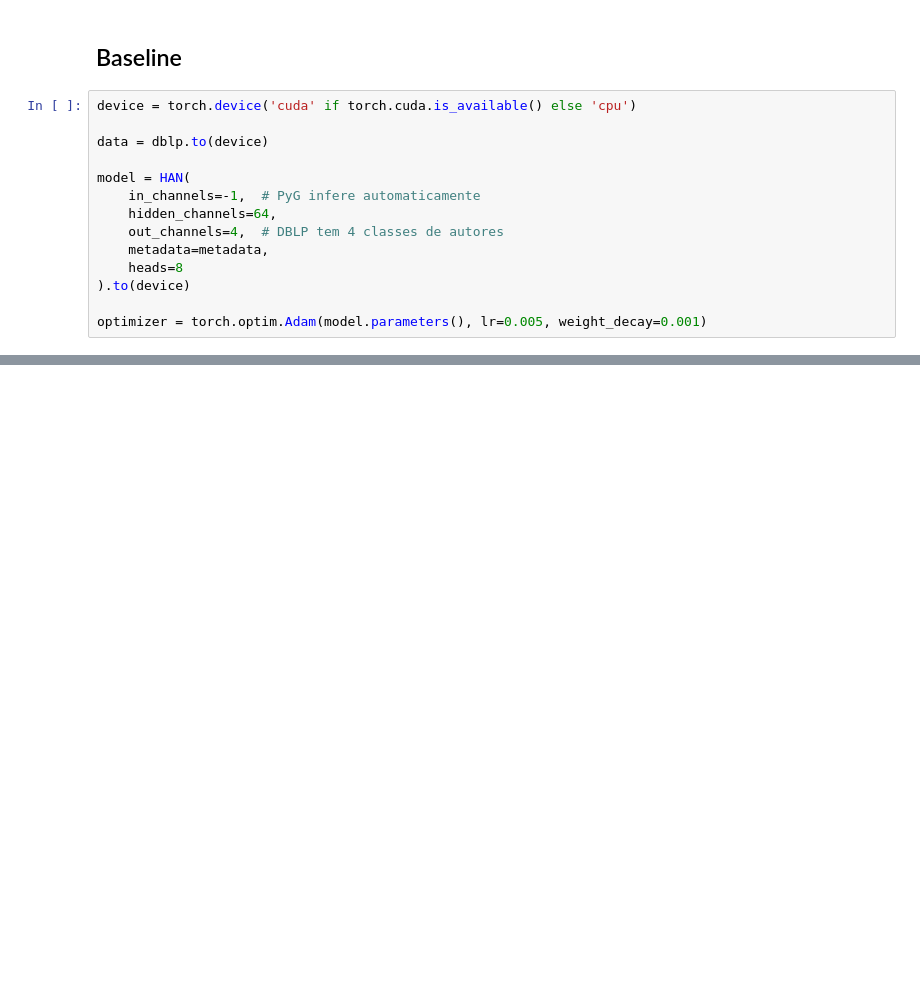
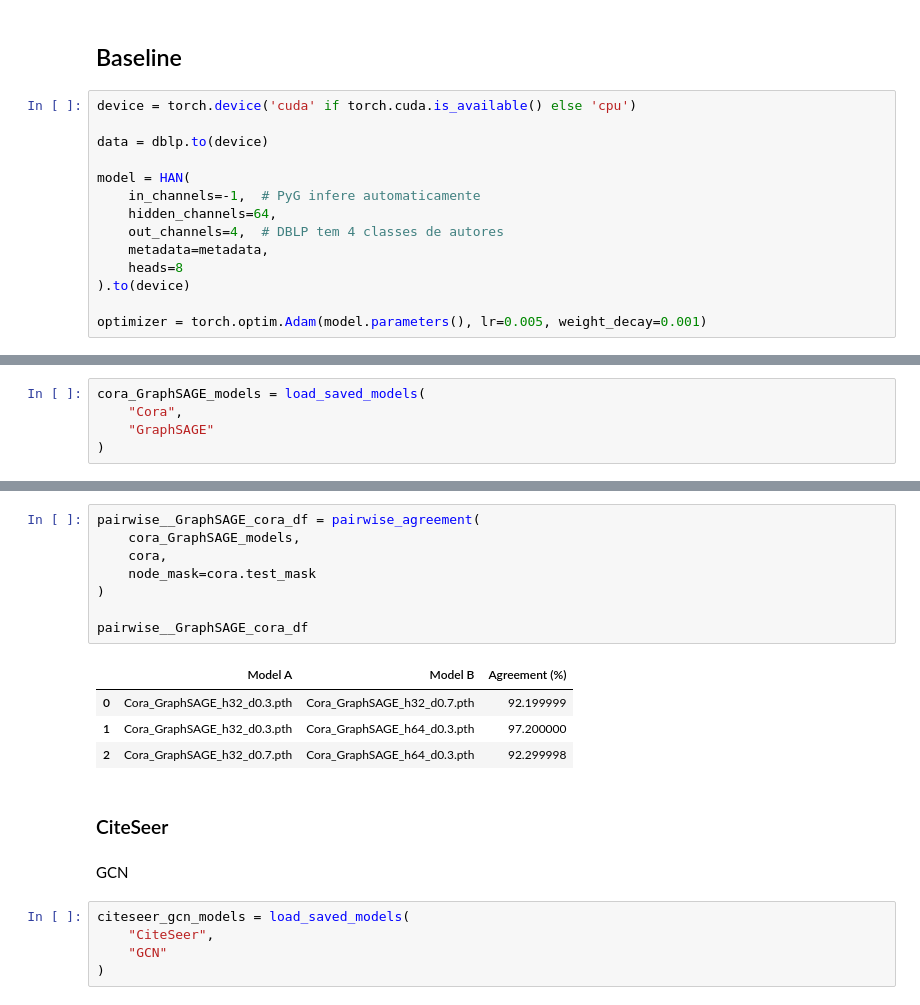
Before and after one commit to J0hnV1ct0r/Tabalho-Final-XAI, a Jupyter notebook: Cenario_Heterogenio_xai.ipynb, the cells around one changed output, grey strips where cells are left out. Saved outputs shown, nothing was run; the diff lists cells and outputs as text; blank space fills up the shorter version.

```diff
--- a/Cenario_Heterogenio_xai.ipynb
+++ b/Cenario_Heterogenio_xai.ipynb
@@ -297,0 +804,5 @@ Epoch 100, Loss: 0.0304, Acc: 0.7842
+# %%
+cora_GraphSAGE_models = load_saved_models(
+    "Cora",
+    "GraphSAGE"
+)
@@ -297,0 +821,22 @@ Epoch 100, Loss: 0.0304, Acc: 0.7842
+# %%
+pairwise__GraphSAGE_cora_df = pairwise_agreement(
+    cora_GraphSAGE_models,
+    cora,
+    node_mask=cora.test_mask
+)
+
+pairwise__GraphSAGE_cora_df
+# %% [output]
+|  | Model A | Model B | Agreement (%) |
+| 0 | Cora_GraphSAGE_h32_d0.3.pth | Cora_GraphSAGE_h32_d0.7.pth | 92.199999 |
+| 1 | Cora_GraphSAGE_h32_d0.3.pth | Cora_GraphSAGE_h64_d0.3.pth | 97.200000 |
+| 2 | Cora_GraphSAGE_h32_d0.7.pth | Cora_GraphSAGE_h64_d0.3.pth | 92.299998 |
+# %% [markdown]
+### CiteSeer
+# %% [markdown]
+GCN
+# %%
+citeseer_gcn_models = load_saved_models(
+    "CiteSeer",
+    "GCN"
+)
```
Also changed, not shown: parts of 62 cells of this notebook, 3 other files.
